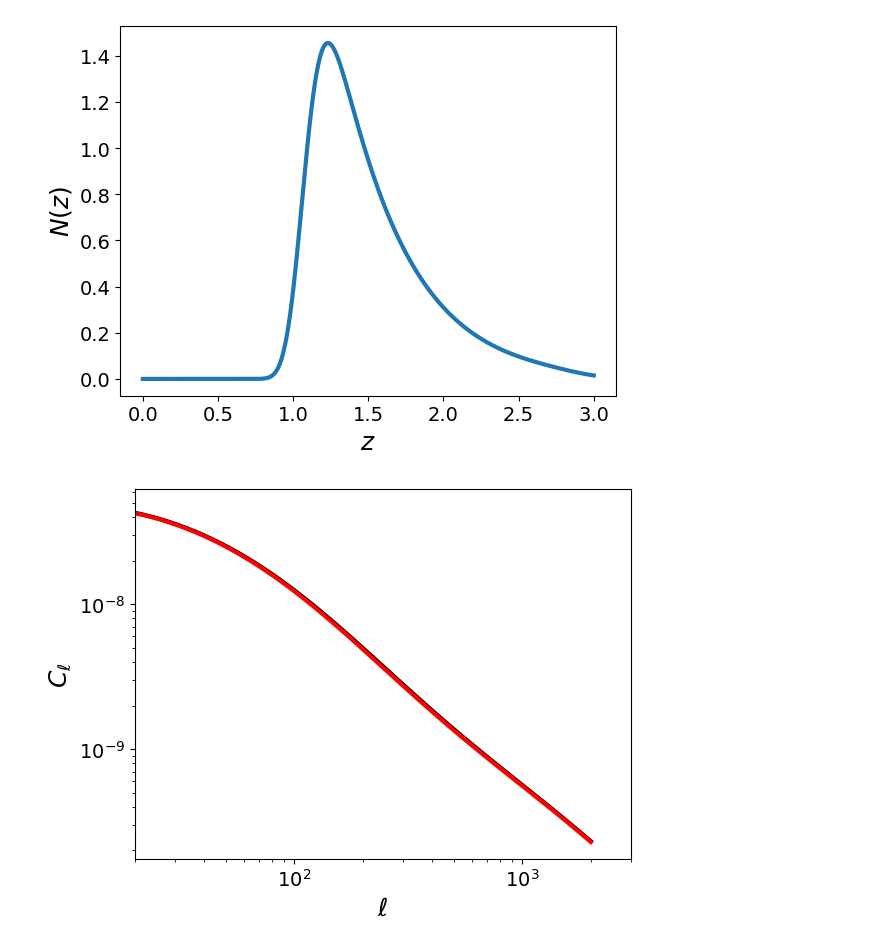
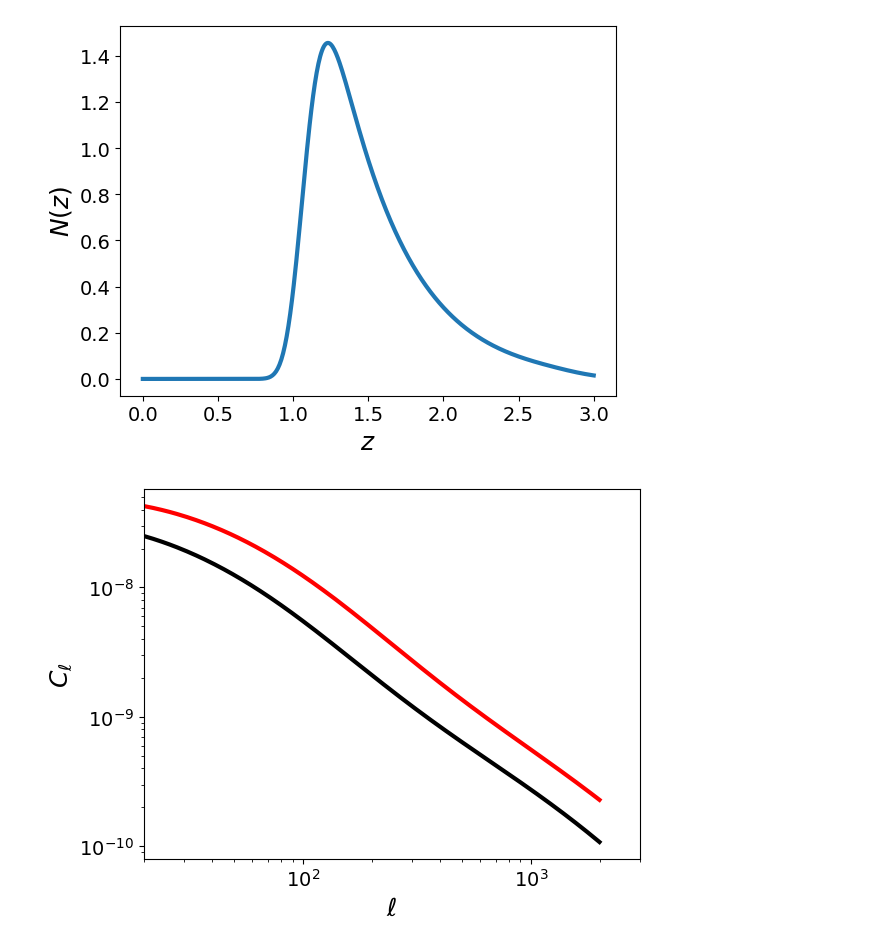
Before and after one commit to sepehrX12/Intrinsic-Alignment-Project, a Jupyter notebook: CCL_LSST.ipynb, the cells around one changed output. Cells and saved outputs as stored; diff of their text form; code cells hidden in the pictures.

```diff
--- a/CCL_LSST.ipynb
+++ b/CCL_LSST.ipynb
@@ -270,7 +283,11 @@ z = np.linspace(0., 3., 512)
  # Redshift distribution, p(z)
 pz = bins['sources']['1'][4]
 dNdz = pz # Number density distribution
-b = 1.5*np.ones(512) #Galaxy bias (constant with scale and z)
+b = [1.229*np.ones(512),
+     1.362*np.ones(512),
+     1.502*np.ones(512),
+     1.648*np.ones(512),
+     1.799*np.ones(512)] #Galaxy bias (constant with scale and z)
 
 plt.xlabel('$z$',fontsize=18)
 plt.ylabel('$N(z)$',fontsize=18)
@@ -297,28 +300,59 @@ C_ell_dict = {
+# %%
+ell = np.arange(2.e1, 2.e3)
+# dict of tracers
+tracer_dict = {
+    "G": [], # shear
+    "N": []  # clustering
+}
+for i in range(5):
+  tracer_dict["G"].append(ccl.WeakLensingTracer(cosmo, dndz=(z, bins["sources"]['1'][i])))
+  tracer_dict["N"].append(ccl.NumberCountsTracer(cosmo, has_rsd=False, dndz=(z, bins["lenses"]['1'][i]), bias=(z,b[i])))
+# dict of C_ell's without IA
+C_ell_dict = {
+    "GG": {"11": [], "12": [], "13": [], "14": [], "15": [],
+           "22": [], "23": [], "24": [], "25": [],
+           "33": [], "34": [], "35": [],
+           "44": [], "45": [],
+           "55": []},
+    "NG": {"11": [], "12": [], "13": [], "14": [], "15": [],
+           "22": [], "23": [], "24": [], "25": [],
+           "33": [], "34": [], "35": [],
+           "44": [], "45": [],
+           "55": []},
+    "NN": {"11": [], "12": [], "13": [], "14": [], "15": [],
+           "22": [], "23": [], "24": [], "25": [],
+           "33": [], "34": [], "35": [],
+           "44": [], "45": [],
+           "55": []}
+}
+for key in C_ell_dict.keys():
+  for k in C_ell_dict[key].keys():
+    C_ell_dict[key][k] = ccl.angular_cl(cosmo, tracer_dict[key[0]][int(k[0])-1], tracer_dict[key[1]][int(k[1])-1], ell)
 # %%
 lens1 = ccl.WeakLensingTracer(cosmo, dndz=(z, dNdz)) #CCL automatically normalizes dNdz
-clu1 = ccl.NumberCountsTracer(cosmo, has_rsd=False, dndz=(z,dNdz), bias=(z,b))
+clu1 = ccl.NumberCountsTracer(cosmo, has_rsd=False, dndz=(z,dNdz), bias=(z,b[1]))
 # with IA
 bias_ia = 1*np.ones_like(z) #A_IA=1 in the NLA model
 lens1_ia = ccl.WeakLensingTracer(cosmo, dndz = (z,dNdz), ia_bias = (z,bias_ia))
 # %%
 # angular power spectra - Cell
-ell = np.arange(2, 2000)
+ell = np.arange(2.e1, 2.e3)
 
 cls = ccl.angular_cl(cosmo, lens1, lens1, ell) #Cosmic shear
 cls_ia = ccl.angular_cl(cosmo, lens1_ia, lens1_ia, ell) #Cosmic shear with IA
 cls_clu = ccl.angular_cl(cosmo, clu1, clu1, ell) #Clustering
 
 plt.xlabel('$\ell$',fontsize=18)
 plt.ylabel('$C_\ell$',fontsize=18)
 plt.xticks(fontsize=14)
 plt.yticks(fontsize=14)
 plt.xlim(2.e1,3.e3)
 plt.yscale('log')
 plt.xscale('log')
-plt.plot(ell, cls, 'k-')
+plt.plot(ell, C_ell_dict['GG']['44'], 'k-')
 plt.plot(ell, cls_ia, 'r-')
 plt.show()
 # %% [output]
-[figure, old version]
+[figure, new version]
 # %%
 # now to calculate the correlation functions.
```
Also changed, not shown: parts of 9 cells of this notebook.
